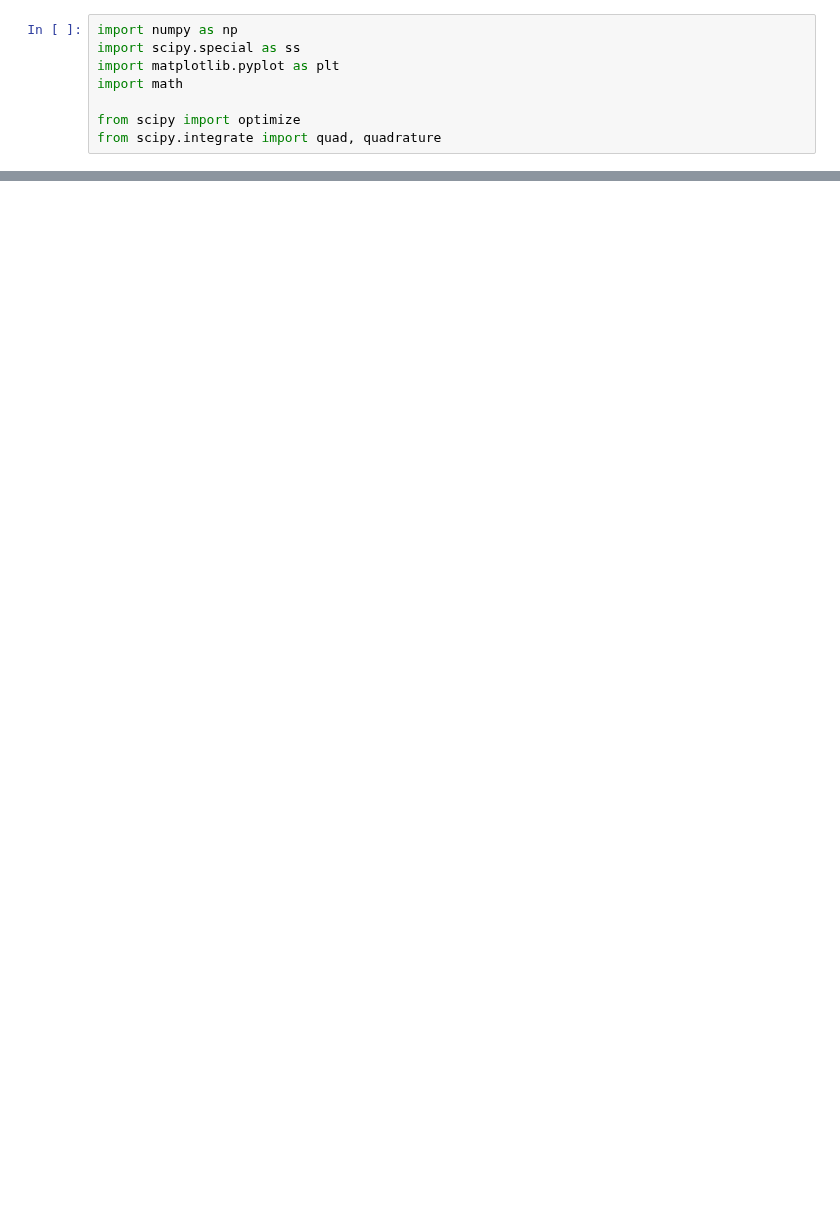
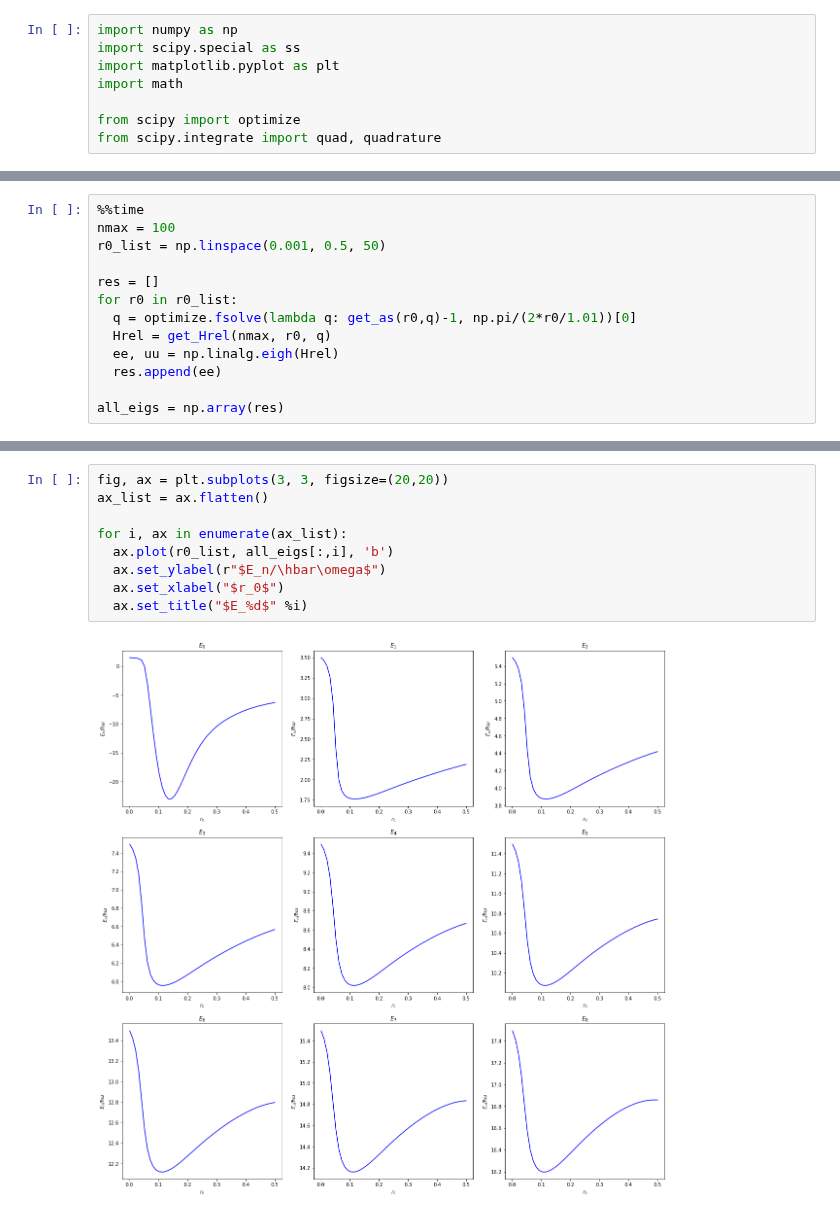
Before and after one commit to OFKadi/Bitirme_Projesi, a Jupyter notebook: Jupyter_Notebooks/Two_body_HO.ipynb, the cells around one changed output, grey strips where cells are left out. Drawn from its saved outputs; the diff is of its cells as text; blank space fills up the shorter version.

```diff
--- a/Jupyter_Notebooks/Two_body_HO.ipynb
+++ b/Jupyter_Notebooks/Two_body_HO.ipynb
@@ -143,0 +244,13 @@ plt.axvline(0,ls=':');
+# %%
+%%time
+nmax = 100
+r0_list = np.linspace(0.001, 0.5, 50)
+
+res = []
+for r0 in r0_list:
+  q = optimize.fsolve(lambda q: get_as(r0,q)-1, np.pi/(2*r0/1.01))[0]
+  Hrel = get_Hrel(nmax, r0, q)
+  ee, uu = np.linalg.eigh(Hrel)
+  res.append(ee)
+
+all_eigs = np.array(res)
@@ -143,0 +260,11 @@ plt.axvline(0,ls=':');
+# %%
+fig, ax = plt.subplots(3, 3, figsize=(20,20))
+ax_list = ax.flatten()
+
+for i, ax in enumerate(ax_list):
+  ax.plot(r0_list, all_eigs[:,i], 'b')
+  ax.set_ylabel(r"$E_n/\hbar\omega$")
+  ax.set_xlabel("$r_0$")
+  ax.set_title("$E_%d$" %i)
+# %% [output]
+[figure, added]
```
Also changed, not shown: parts of 46 cells of this notebook.
